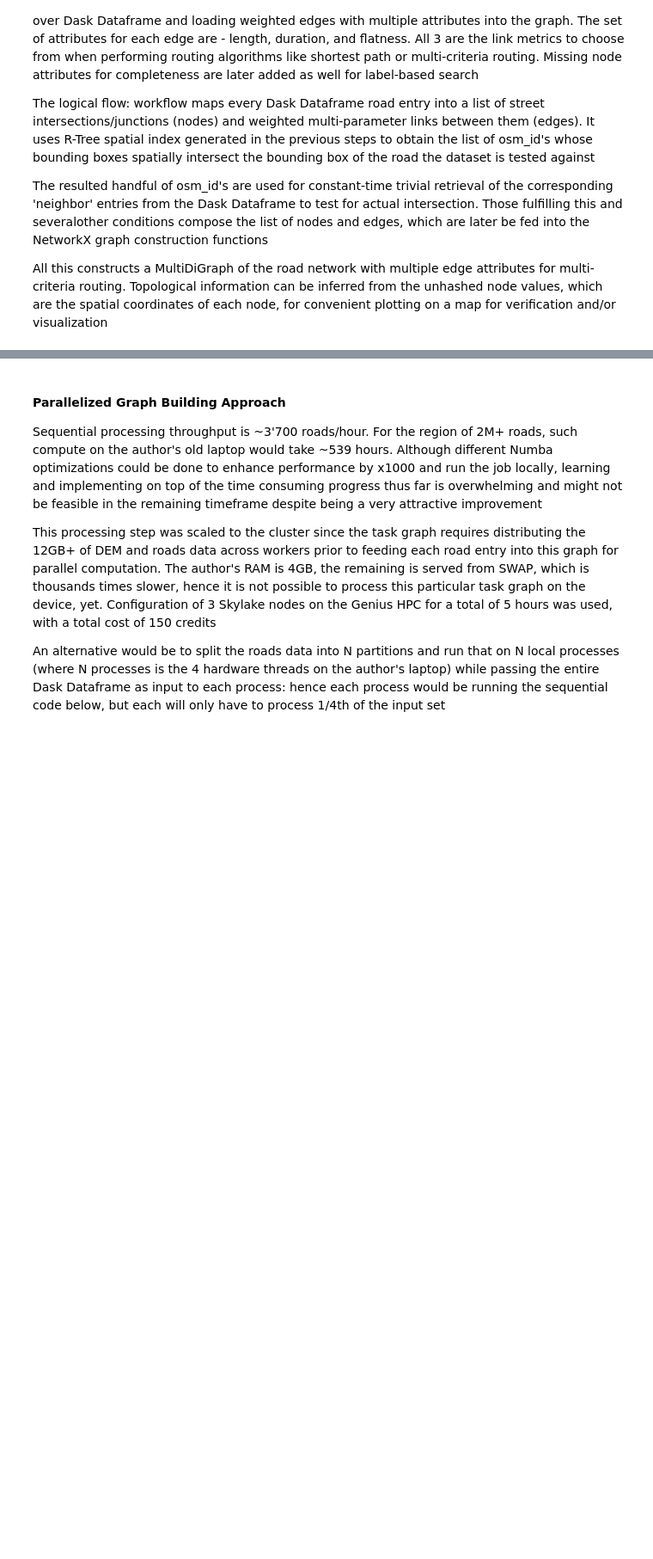
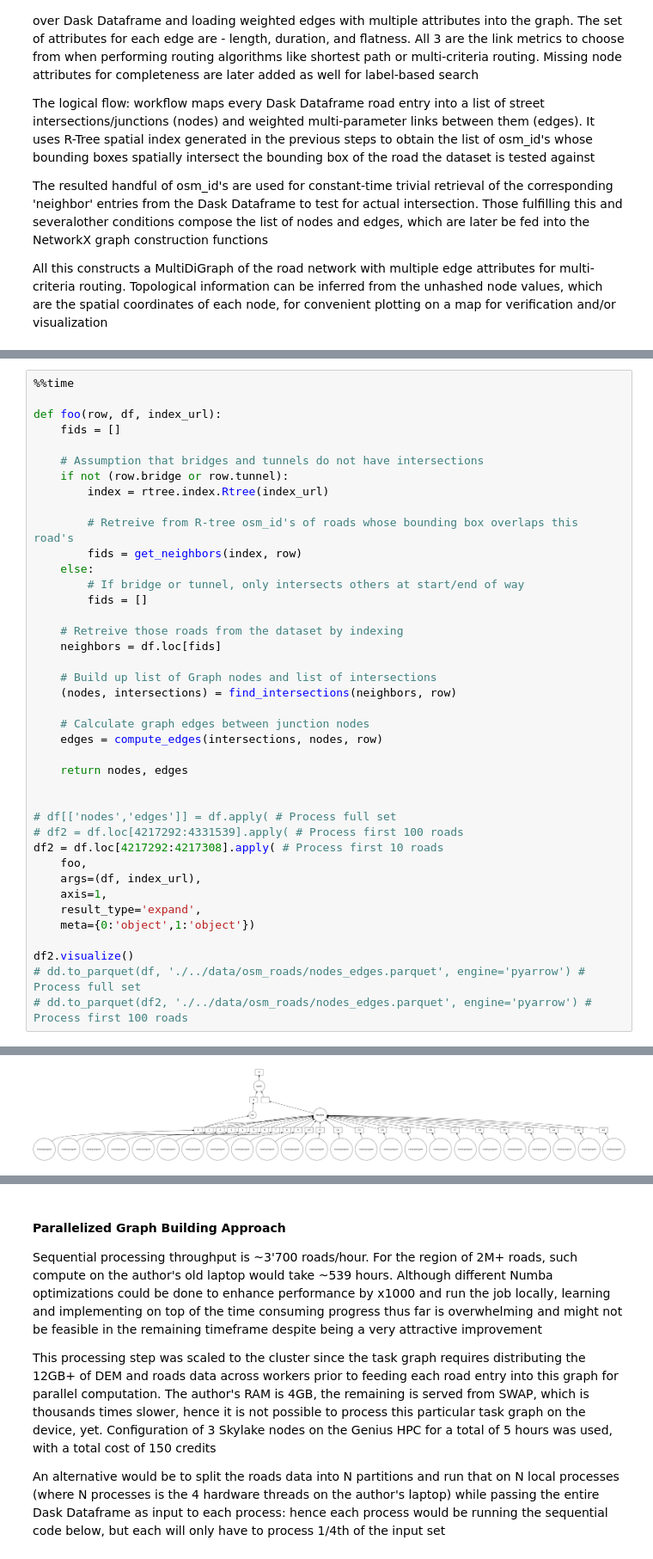
Before and after one commit to maximyudayev/YY-MANET-Protocol, a Jupyter notebook: local/data_preprocessing.ipynb, the cells around one changed output, grey strips where cells are left out. Shown: that part at 86% size. Saved outputs shown, nothing was run; the diff lists cells and outputs as text; blank space fills up the shorter version.

```diff
--- a/local/data_preprocessing.ipynb
+++ b/local/data_preprocessing.ipynb
@@ -573,3 +518,44 @@ def compute_edges(intersections, nodes, road_elevations, row):
             }))
 
     return edges
+# %%
+%%time
+
+def foo(row, df, index_url):
+    fids = []
+
+    # Assumption that bridges and tunnels do not have intersections
+    if not (row.bridge or row.tunnel):
+        index = rtree.index.Rtree(index_url)
+
+        # Retreive from R-tree osm_id's of roads whose bounding box overlaps this road's
+        fids = get_neighbors(index, row)
+    else:
+        # If bridge or tunnel, only intersects others at start/end of way
+        fids = []
+
+    # Retreive those roads from the dataset by indexing
+    neighbors = df.loc[fids]
+
+    # Build up list of Graph nodes and list of intersections
+    (nodes, intersections) = find_intersections(neighbors, row)
+
+    # Calculate graph edges between junction nodes
+    edges = compute_edges(intersections, nodes, row)
+
+    return nodes, edges
+
+
+# df[['nodes','edges']] = df.apply( # Process full set
+# df2 = df.loc[4217292:4331539].apply( # Process first 100 roads
+df2 = df.loc[4217292:4217308].apply( # Process first 10 roads
+    foo,
+    args=(df, index_url),
+    axis=1,
+    result_type='expand',
+    meta={0:'object',1:'object'})
+
+df2.visualize()
+# dd.to_parquet(df, './../data/osm_roads/nodes_edges.parquet', engine='pyarrow') # Process full set
+# dd.to_parquet(df2, './../data/osm_roads/nodes_edges.parquet', engine='pyarrow') # Process first 100 roads
+# %% [output]
@@ -575,0 +564 @@ def compute_edges(intersections, nodes, road_elevations, row):
+[figure, added]
```
Also changed, not shown: parts of 10 cells of this notebook, 3 other files.
